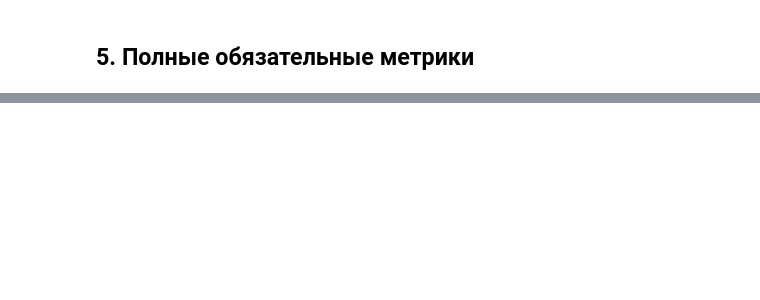
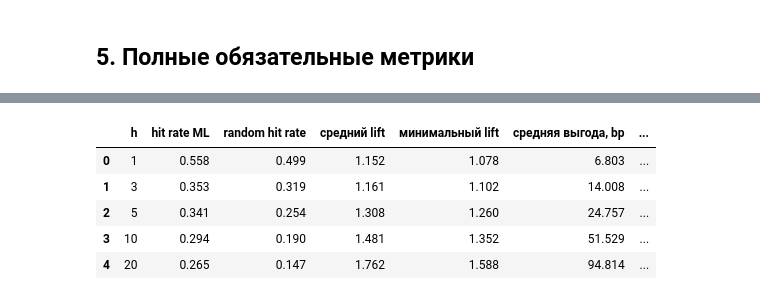
Before and after one commit to S-Melmoth/alpha_remit_signal, a Jupyter notebook: notebooks/ml_signals_backtest.ipynb, the cells around one changed output, grey strips where cells are left out. Drawn from its saved outputs; the diff is of its cells as text; code cells hidden in the pictures; blank space fills up the shorter version.

```diff
--- a/notebooks/ml_signals_backtest.ipynb
+++ b/notebooks/ml_signals_backtest.ipynb
@@ -161,0 +341,21 @@ display(rolling[columns].round(3))
+# %%
+ml_quality=communication_summary[[
+    'horizon','median_truth_hit_rate','median_truth_random',
+    'mean_truth_lift','min_truth_lift','mean_benefit_bps',
+    'min_benefit_bps','all_benefits_significant',
+    'mean_ml_pushes_per_week','mean_total_pushes_per_week',
+]].rename(columns={
+    'horizon':'h','median_truth_hit_rate':'hit rate ML','median_truth_random':'random hit rate',
+    'mean_truth_lift':'средний lift','min_truth_lift':'минимальный lift',
+    'mean_benefit_bps':'средняя выгода, bp','min_benefit_bps':'минимальная выгода, bp',
+    'all_benefits_significant':'benefit значим для всех валют',
+    'mean_ml_pushes_per_week':'средняя частота ML','mean_total_pushes_per_week':'средняя частота всего',
+})
+display(ml_quality.round(3))
+# %% [output]
+|  | h | hit rate ML | random hit rate | средний lift | минимальный lift | средняя выгода, bp | ... |
+| 0 | 1 | 0.558 | 0.499 | 1.152 | 1.078 | 6.803 | ... |
+| 1 | 3 | 0.353 | 0.319 | 1.161 | 1.102 | 14.008 | ... |
+| 2 | 5 | 0.341 | 0.254 | 1.308 | 1.260 | 24.757 | ... |
+| 3 | 10 | 0.294 | 0.190 | 1.481 | 1.352 | 51.529 | ... |
+| 4 | 20 | 0.265 | 0.147 | 1.762 | 1.588 | 94.814 | ... |
```
Also changed, not shown: parts of 19 cells of this notebook, 39 other files.
